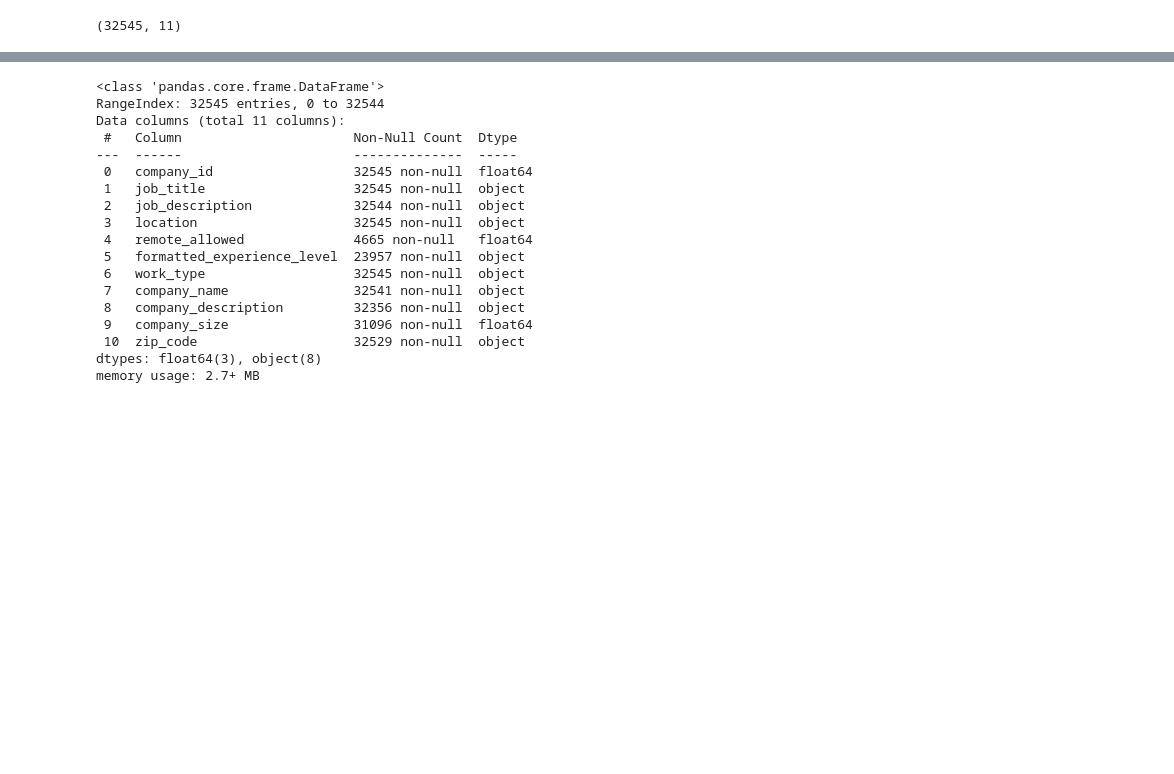
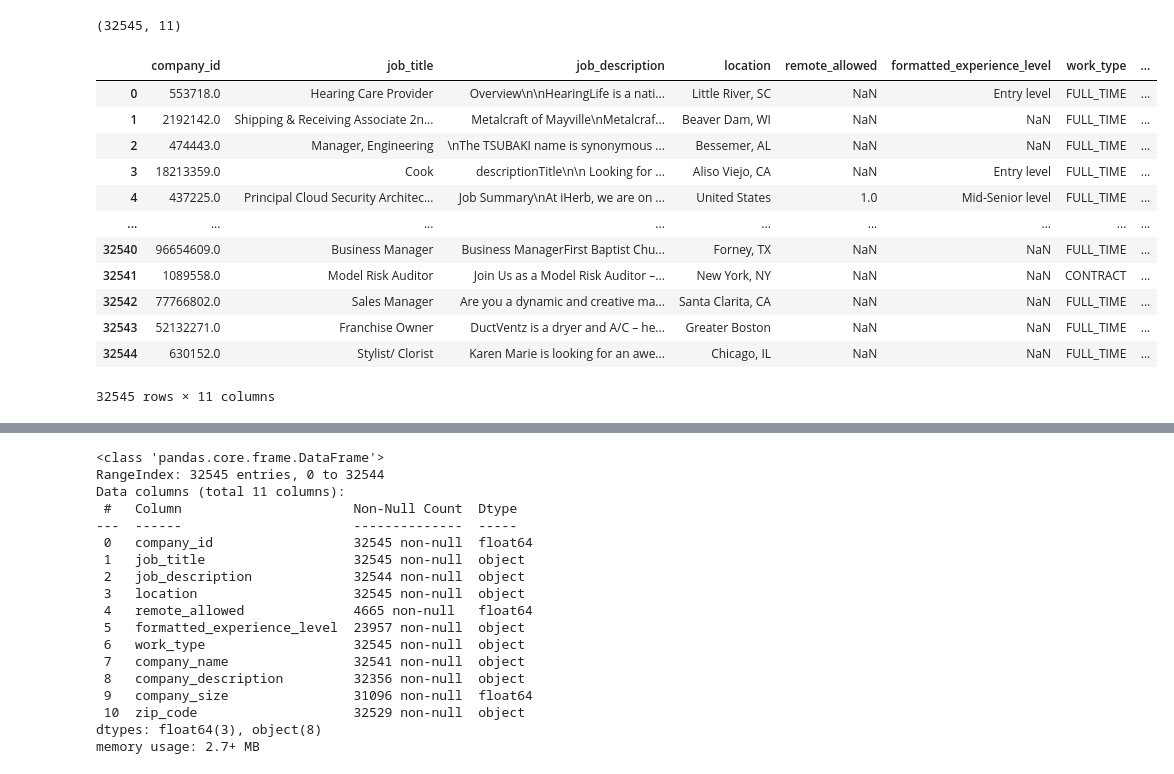
Before and after one commit to Z-Source-Code/Resume-Screener, a Jupyter notebook: notebooks/Data Analysis_v2.ipynb, the cells around one changed output, grey strips where cells are left out. Cells and saved outputs as stored; diff of their text form; code cells hidden in the pictures; blank space fills up the shorter version.

```diff
--- a/notebooks/Data Analysis_v2.ipynb
+++ b/notebooks/Data Analysis_v2.ipynb
@@ -91,0 +96,17 @@ display(merged_df.head(), merged_df.describe(include='object'), merged_df.shape)
+# %%
+df = pd.read_csv('../data/li_job_posting/job_postings.csv')
+df
+# %% [output]
+|  | company_id | job_title | job_description | location | remote_allowed | formatted_experience_level | work_type | ... |
+| 0 | 553718.0 | Hearing Care Provider | Overview\n\nHearingLife is a nati... | Little River, SC | NaN | Entry level | FULL_TIME | ... |
+| 1 | 2192142.0 | Shipping & Receiving Associate 2n... | Metalcraft of Mayville\nMetalcraf... | Beaver Dam, WI | NaN | NaN | FULL_TIME | ... |
+| 2 | 474443.0 | Manager, Engineering | \nThe TSUBAKI name is synonymous ... | Bessemer, AL | NaN | NaN | FULL_TIME | ... |
+| 3 | 18213359.0 | Cook | descriptionTitle\n\n Looking for ... | Aliso Viejo, CA | NaN | Entry level | FULL_TIME | ... |
+| 4 | 437225.0 | Principal Cloud Security Architec... | Job Summary\nAt iHerb, we are on ... | United States | 1.0 | Mid-Senior level | FULL_TIME | ... |
+| ... | ... | ... | ... | ... | ... | ... | ... | ... |
+| 32540 | 96654609.0 | Business Manager | Business ManagerFirst Baptist Chu... | Forney, TX | NaN | NaN | FULL_TIME | ... |
+| 32541 | 1089558.0 | Model Risk Auditor | Join Us as a Model Risk Auditor –... | New York, NY | NaN | NaN | CONTRACT | ... |
+| 32542 | 77766802.0 | Sales Manager | Are you a dynamic and creative ma... | Santa Clarita, CA | NaN | NaN | FULL_TIME | ... |
+| 32543 | 52132271.0 | Franchise Owner | DuctVentz is a dryer and A/C – he... | Greater Boston | NaN | NaN | FULL_TIME | ... |
+| 32544 | 630152.0 | Stylist/ Clorist | Karen Marie is looking for an awe... | Chicago, IL | NaN | NaN | FULL_TIME | ... |
+32545 rows × 11 columns
```
Also changed, not shown: parts of 12 cells of this notebook, 2 other files.
